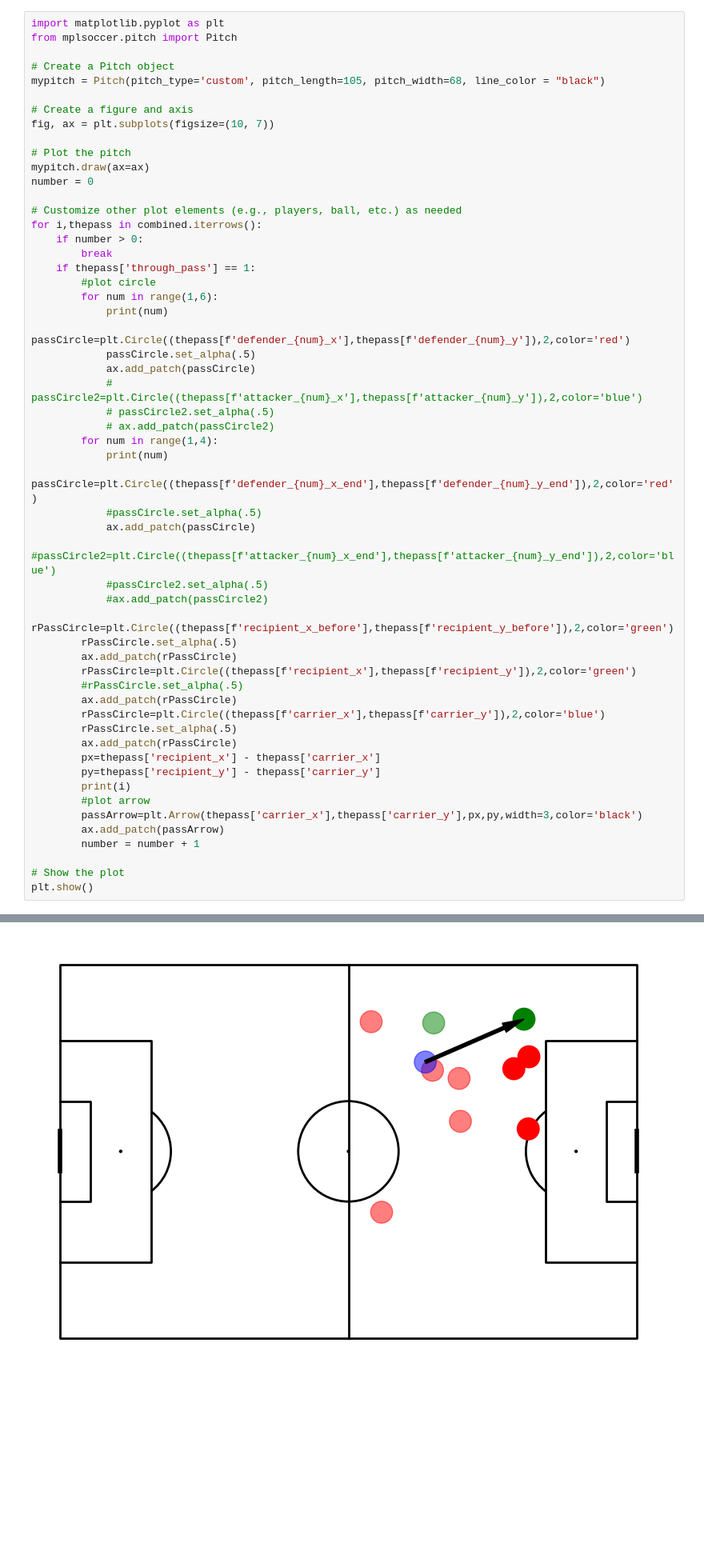
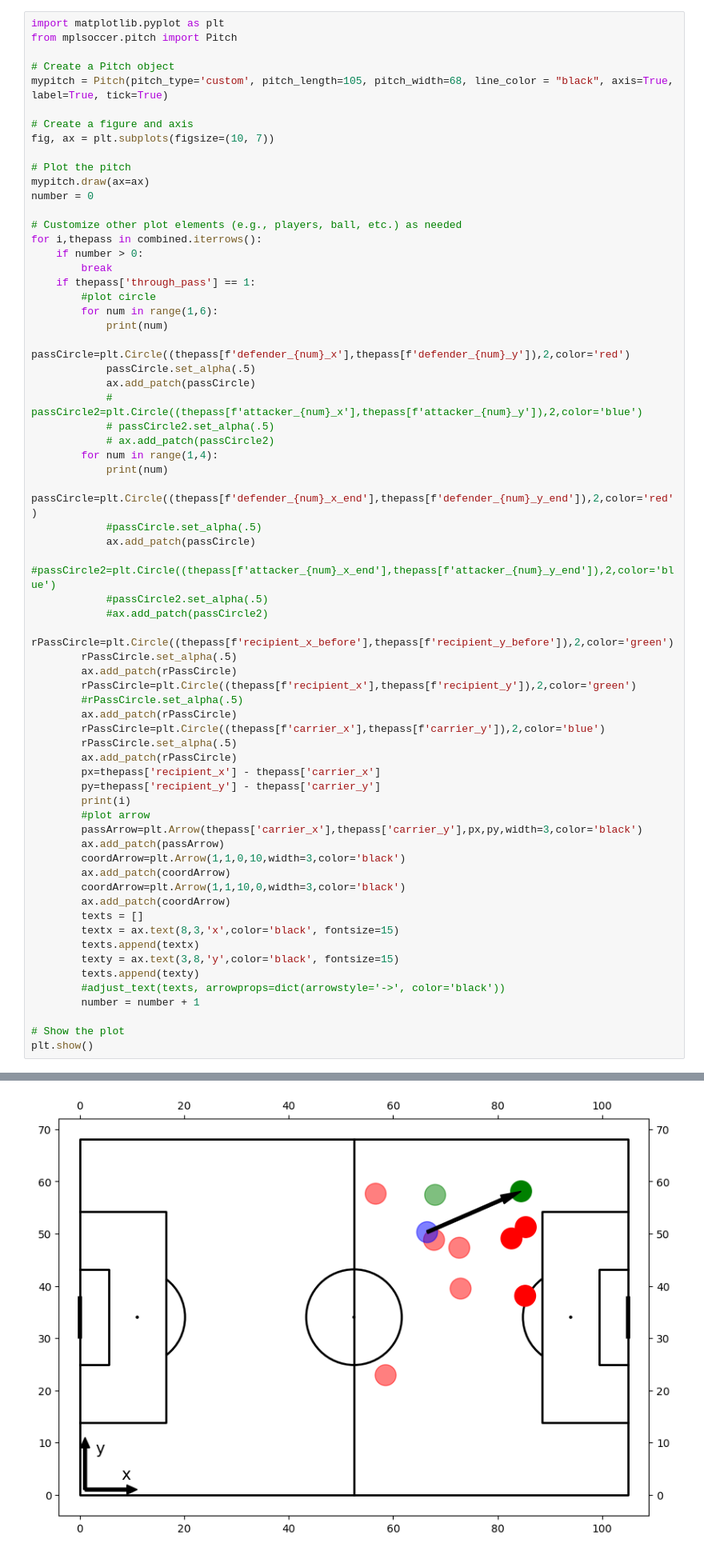
Before and after one commit to Csabi99/dynamics_of_through_passes_football, a Jupyter notebook: statsperform_thesis_task.ipynb, the cells around one changed output, grey strips where cells are left out. Shown at 80% size. Saved outputs shown, nothing was run; the diff lists cells and outputs as text; blank space fills up the shorter version.

Commit message:
add x,y axis to pitch plotting

```diff
--- a/statsperform_thesis_task.ipynb
+++ b/statsperform_thesis_task.ipynb
@@ -1176,7 +1176,7 @@ import matplotlib.pyplot as plt
 from mplsoccer.pitch import Pitch
 
 # Create a Pitch object
-mypitch = Pitch(pitch_type='custom', pitch_length=105, pitch_width=68, line_color = "black")
+mypitch = Pitch(pitch_type='custom', pitch_length=105, pitch_width=68, line_color = "black", axis=True, label=True, tick=True)
 
 # Create a figure and axis
 fig, ax = plt.subplots(figsize=(10, 7))
@@ -1222,6 +1222,16 @@ for i,thepass in combined.iterrows():
         #plot arrow
         passArrow=plt.Arrow(thepass['carrier_x'],thepass['carrier_y'],px,py,width=3,color='black')
         ax.add_patch(passArrow)
+        coordArrow=plt.Arrow(1,1,0,10,width=3,color='black')
+        ax.add_patch(coordArrow)
+        coordArrow=plt.Arrow(1,1,10,0,width=3,color='black')
+        ax.add_patch(coordArrow)
+        texts = []
+        textx = ax.text(8,3,'x',color='black', fontsize=15)
+        texts.append(textx)
+        texty = ax.text(3,8,'y',color='black', fontsize=15)
+        texts.append(texty)
+        #adjust_text(texts, arrowprops=dict(arrowstyle='->', color='black'))
         number = number + 1
 
 # Show the plot
@@ -1239,4 +1249,4 @@ plt.show()
-[figure, old version]
+[figure, new version]
 # %%
 #combined['through_pass'] = pred_through_pass_by_tracking_1
 combined['through_pass'] = combined['through_pass'].astype(int)
```
Also changed, not shown: parts of 1 cell of this notebook.
